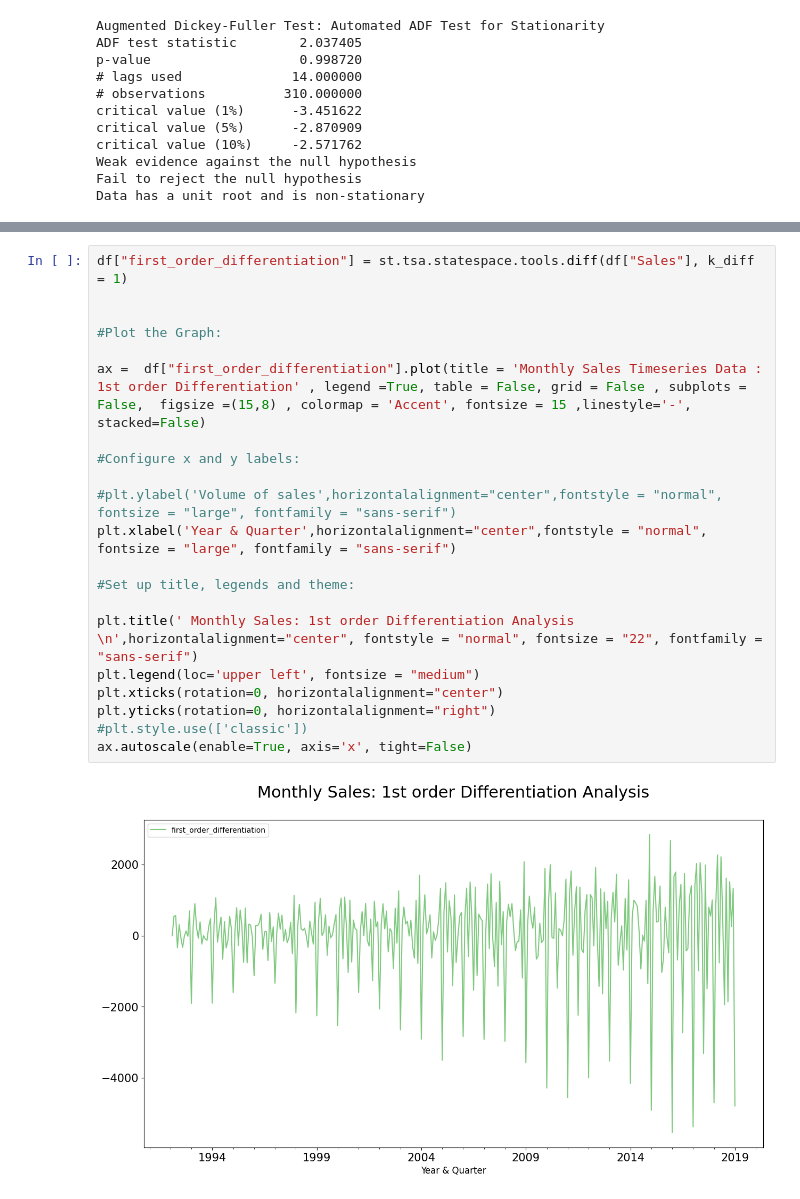
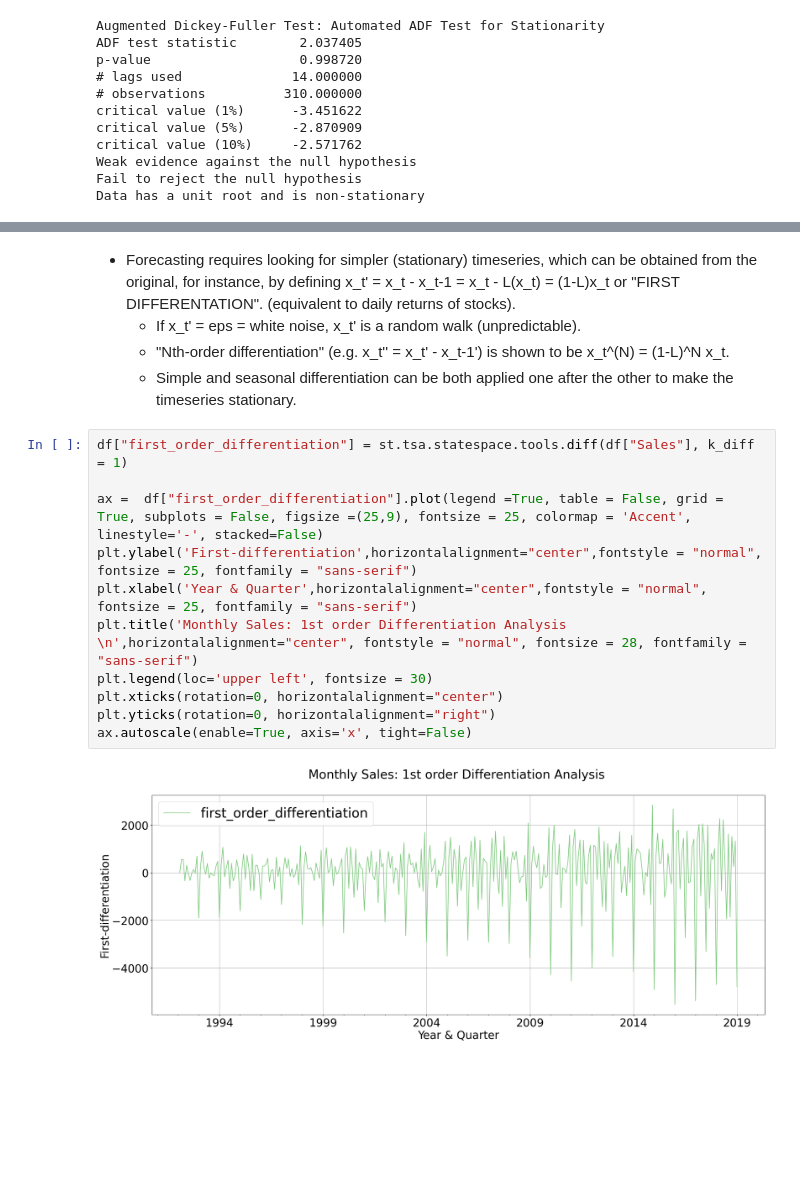
Before and after one commit to ivheredia/Time-Series-Forecast, a Jupyter notebook: Forecast_sales.ipynb, the cells around one changed output, grey strips where cells are left out. Saved outputs shown, nothing was run; the diff lists cells and outputs as text; blank space fills up the shorter version.

Commit message:
First version of complete project.

```diff
--- a/Forecast_sales.ipynb
+++ b/Forecast_sales.ipynb
@@ -382,23 +378,18 @@ Now, forecasting requires working with simpler timeseries, which can be obtained
+# %% [markdown]
+* Forecasting requires looking for simpler (stationary) timeseries, which can be obtained from the original, for instance, by defining x_t' = x_t - x_t-1 = x_t - L(x_t) = (1-L)x_t or "FIRST DIFFERENTATION". (equivalent to daily returns of stocks).
+    - If x_t' = eps = white noise, x_t' is a random walk (unpredictable).
+    - "Nth-order differentiation" (e.g. x_t'' = x_t' - x_t-1') is shown to be x_t^(N) = (1-L)^N x_t.
+    - Simple and seasonal differentiation can be both applied one after the other to make the timeseries stationary.
 # %%
 df["first_order_differentiation"] = st.tsa.statespace.tools.diff(df["Sales"], k_diff = 1)
 
-
-#Plot the Graph:
-
-ax =  df["first_order_differentiation"].plot(title = 'Monthly Sales Timeseries Data : 1st order Differentiation' , legend =True, table = False, grid = False , subplots = False,  figsize =(15,8) , colormap = 'Accent', fontsize = 15 ,linestyle='-', stacked=False)
-
-#Configure x and y labels:
-
-#plt.ylabel('Volume of sales',horizontalalignment="center",fontstyle = "normal", fontsize = "large", fontfamily = "sans-serif")
-plt.xlabel('Year & Quarter',horizontalalignment="center",fontstyle = "normal", fontsize = "large", fontfamily = "sans-serif")
-
-#Set up title, legends and theme:
-
-plt.title(' Monthly Sales: 1st order Differentiation Analysis \n',horizontalalignment="center", fontstyle = "normal", fontsize = "22", fontfamily = "sans-serif")
-plt.legend(loc='upper left', fontsize = "medium")
+ax =  df["first_order_differentiation"].plot(legend =True, table = False, grid = True, subplots = False, figsize =(25,9), fontsize = 25, colormap = 'Accent', linestyle='-', stacked=False)
+plt.ylabel('First-differentiation',horizontalalignment="center",fontstyle = "normal", fontsize = 25, fontfamily = "sans-serif")
+plt.xlabel('Year & Quarter',horizontalalignment="center",fontstyle = "normal", fontsize = 25, fontfamily = "sans-serif")
+plt.title('Monthly Sales: 1st order Differentiation Analysis \n',horizontalalignment="center", fontstyle = "normal", fontsize = 28, fontfamily = "sans-serif")
+plt.legend(loc='upper left', fontsize = 30)
 plt.xticks(rotation=0, horizontalalignment="center")
 plt.yticks(rotation=0, horizontalalignment="right")
-#plt.style.use(['classic'])
 ax.autoscale(enable=True, axis='x', tight=False)
 # %% [output]
-[figure, old version]
+[figure, new version]
```
Also changed, not shown: parts of 34 cells of this notebook.
